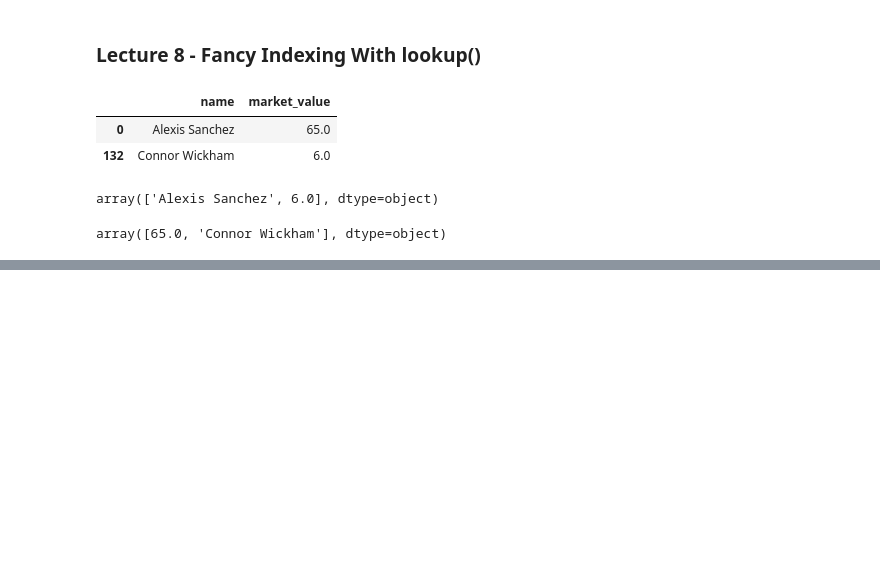
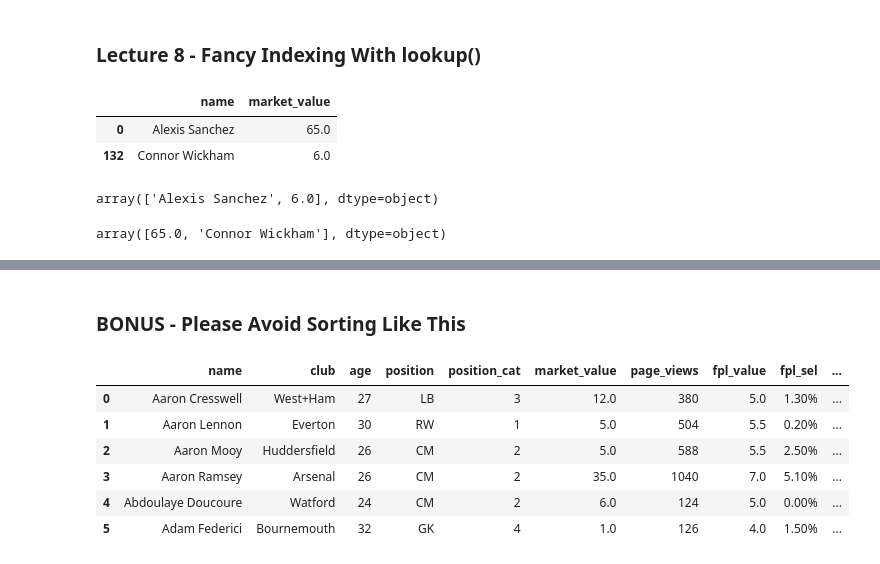
Before and after one commit to momchilantonov/ultimate_pandas_bootcamp, a Jupyter notebook: lectures/DataFrames in Depth.ipynb, the cells around one changed output, grey strips where cells are left out. Drawn from its saved outputs; the diff is of its cells as text; code cells hidden in the pictures; blank space fills up the shorter version.

Commit message:
DFs in Depth - Bonus Sorting

```diff
--- a/lectures/DataFrames in Depth.ipynb
+++ b/lectures/DataFrames in Depth.ipynb
@@ -908,0 +919,2 @@ players_data.reindex(index=[2, 1, 3, 0], columns=sorted(players_data.columns)[:6
+# %% [markdown]
+### BONUS - Please Avoid Sorting Like This
@@ -908,0 +925,10 @@ players_data.reindex(index=[2, 1, 3, 0], columns=sorted(players_data.columns)[:6
+# %%
+df
+# %% [output]
+|  | name | club | age | position | position_cat | market_value | page_views | fpl_value | fpl_sel | ... |
+| 0 | Aaron Cresswell | West+Ham | 27 | LB | 3 | 12.0 | 380 | 5.0 | 1.30% | ... |
+| 1 | Aaron Lennon | Everton | 30 | RW | 1 | 5.0 | 504 | 5.5 | 0.20% | ... |
+| 2 | Aaron Mooy | Huddersfield | 26 | CM | 2 | 5.0 | 588 | 5.5 | 2.50% | ... |
+| 3 | Aaron Ramsey | Arsenal | 26 | CM | 2 | 35.0 | 1040 | 7.0 | 5.10% | ... |
+| 4 | Abdoulaye Doucoure | Watford | 24 | CM | 2 | 6.0 | 124 | 5.0 | 0.00% | ... |
+| 5 | Adam Federici | Bournemouth | 32 | GK | 4 | 1.0 | 126 | 4.0 | 1.50% | ... |
```
Also changed, not shown: parts of 55 cells of this notebook.
